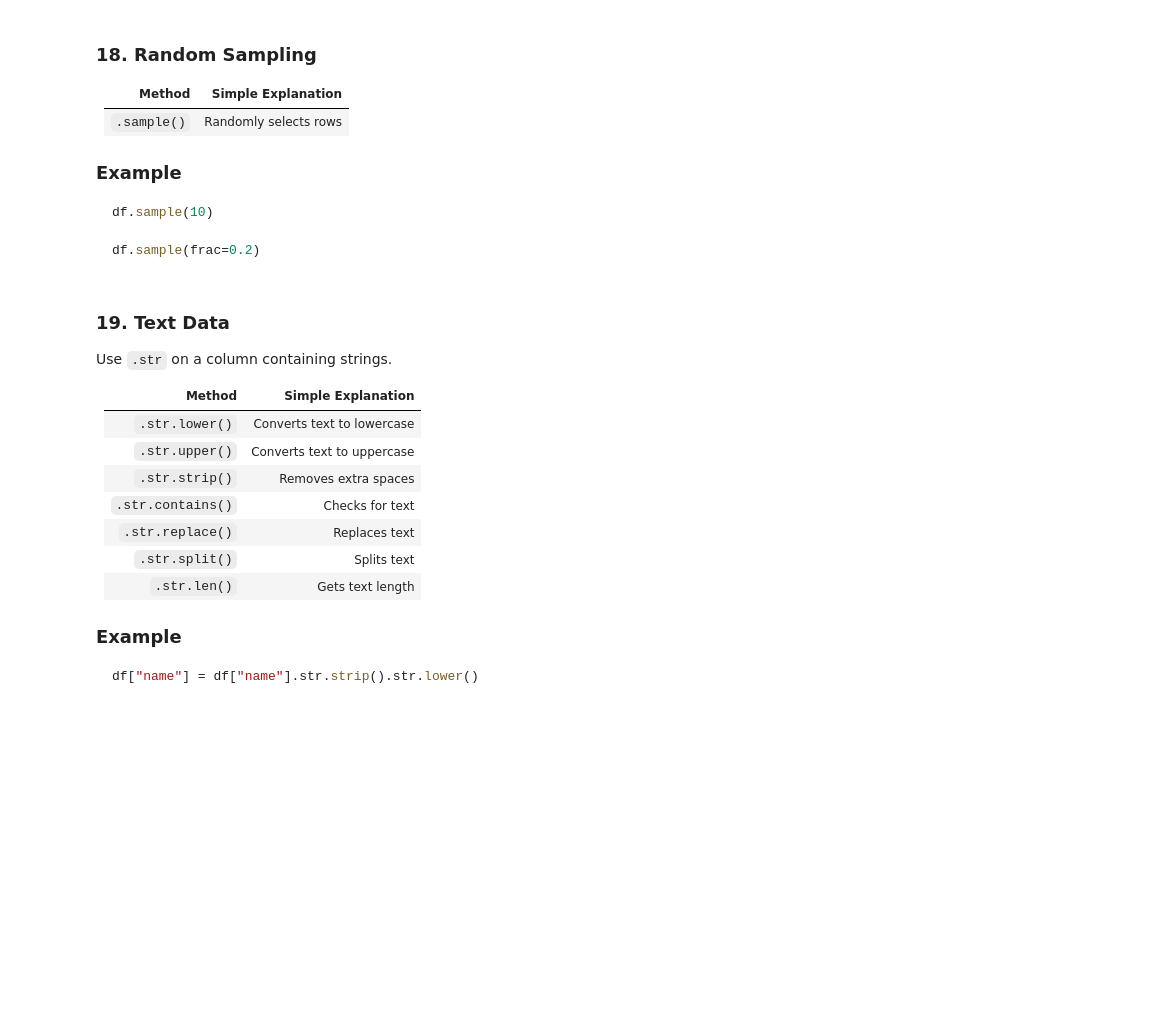
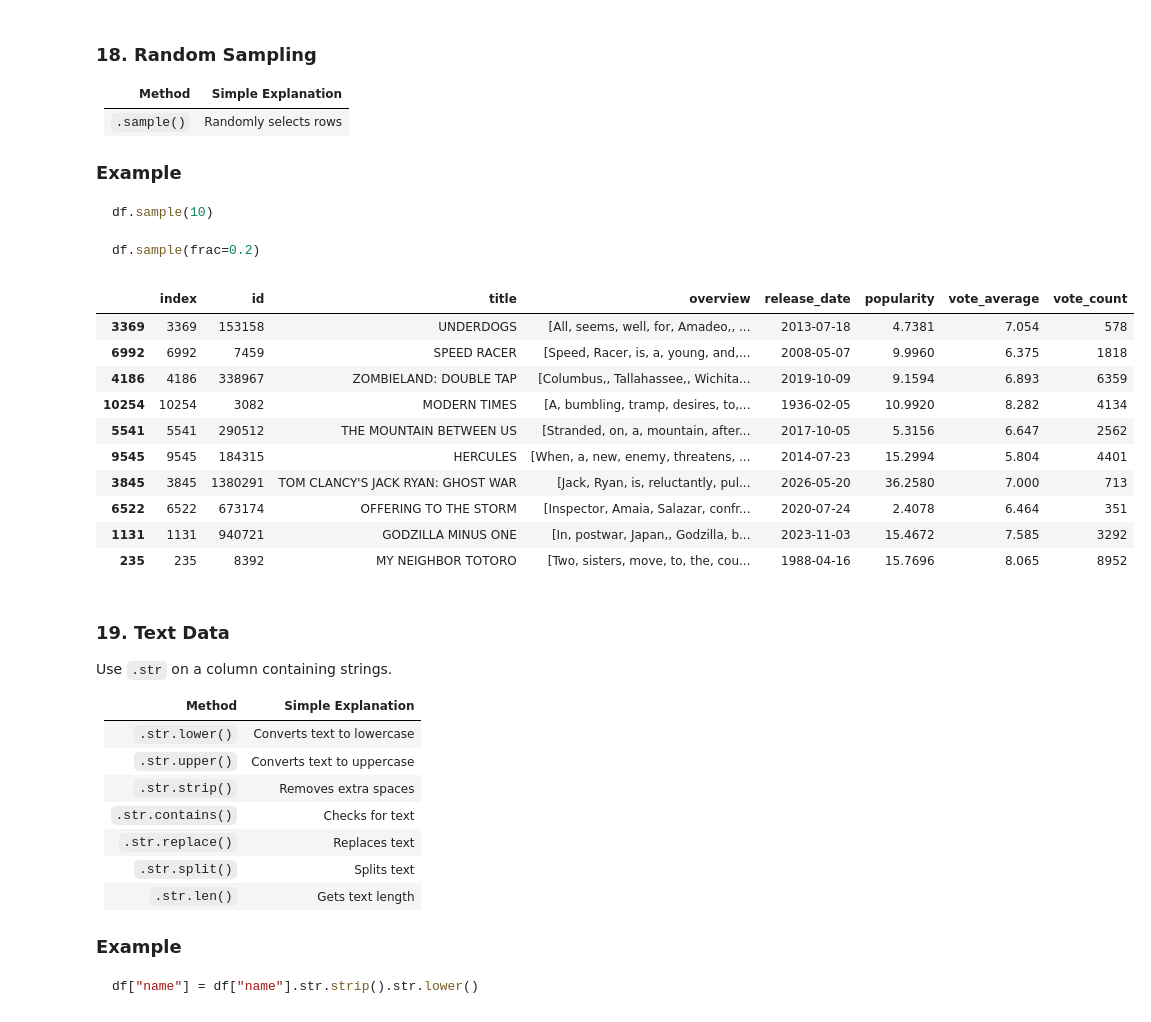
Before and after one commit to zaibgray/pandas, a Jupyter notebook: pandas.ipynb, the cells around one changed output. Drawn from its saved outputs; the diff is of its cells as text; code cells hidden in the pictures; blank space fills up the shorter version.

````diff
--- a/pandas.ipynb
+++ b/pandas.ipynb
@@ -3063,3 +3063,8 @@ df.groupby("department")["salary"].agg(["mean", "max", "min"])
 ```
 
 **Very important for EDA and feature engineering.**
+# %%
+import numpy as np
+import pandas as pd
+df = pd.read_csv("data/pandas_practice_150_rows.csv")
+df.sample()
@@ -3165,6 +3212,20 @@ df.sample(10)
 
 df.sample(frac=0.2)
 ```
+# %%
+df.sample(10)
+# %% [output]
+|  | index | id | title | overview | release_date | popularity | vote_average | vote_count |
+| 3369 | 3369 | 153158 | UNDERDOGS | [All, seems, well, for, Amadeo,, ... | 2013-07-18 | 4.7381 | 7.054 | 578 |
+| 6992 | 6992 | 7459 | SPEED RACER | [Speed, Racer, is, a, young, and,... | 2008-05-07 | 9.9960 | 6.375 | 1818 |
+| 4186 | 4186 | 338967 | ZOMBIELAND: DOUBLE TAP | [Columbus,, Tallahassee,, Wichita... | 2019-10-09 | 9.1594 | 6.893 | 6359 |
+| 10254 | 10254 | 3082 | MODERN TIMES | [A, bumbling, tramp, desires, to,... | 1936-02-05 | 10.9920 | 8.282 | 4134 |
+| 5541 | 5541 | 290512 | THE MOUNTAIN BETWEEN US | [Stranded, on, a, mountain, after... | 2017-10-05 | 5.3156 | 6.647 | 2562 |
+| 9545 | 9545 | 184315 | HERCULES | [When, a, new, enemy, threatens, ... | 2014-07-23 | 15.2994 | 5.804 | 4401 |
+| 3845 | 3845 | 1380291 | TOM CLANCY'S JACK RYAN: GHOST WAR | [Jack, Ryan, is, reluctantly, pul... | 2026-05-20 | 36.2580 | 7.000 | 713 |
+| 6522 | 6522 | 673174 | OFFERING TO THE STORM | [Inspector, Amaia, Salazar, confr... | 2020-07-24 | 2.4078 | 6.464 | 351 |
+| 1131 | 1131 | 940721 | GODZILLA MINUS ONE | [In, postwar, Japan,, Godzilla, b... | 2023-11-03 | 15.4672 | 7.585 | 3292 |
+| 235 | 235 | 8392 | MY NEIGHBOR TOTORO | [Two, sisters, move, to, the, cou... | 1988-04-16 | 15.7696 | 8.065 | 8952 |
 # %% [markdown]
 ### 19. Text Data
 
````
Also changed, not shown: parts of 12 cells of this notebook.
